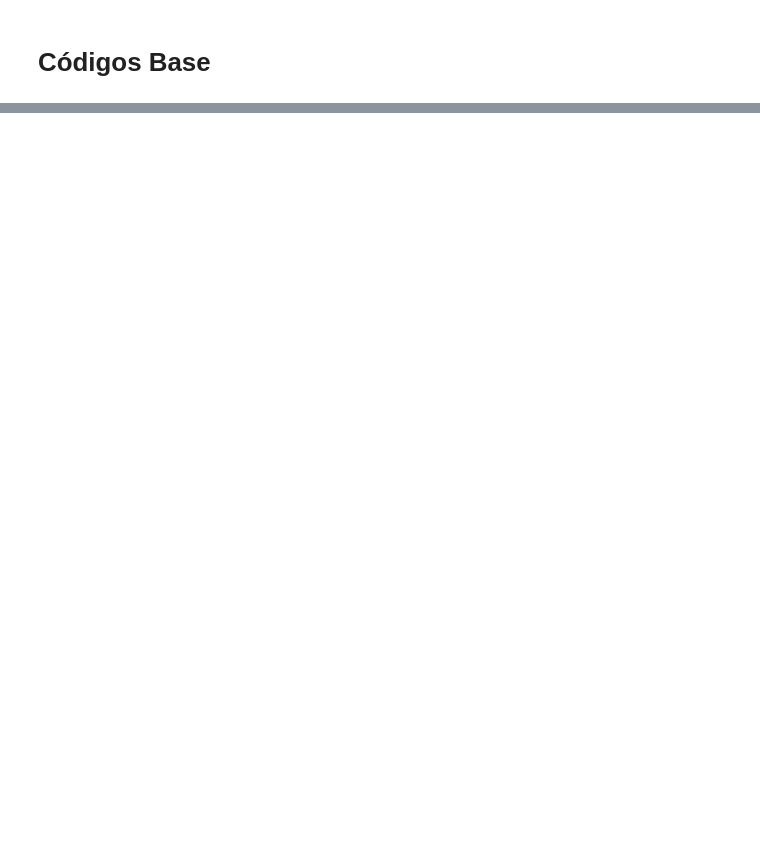
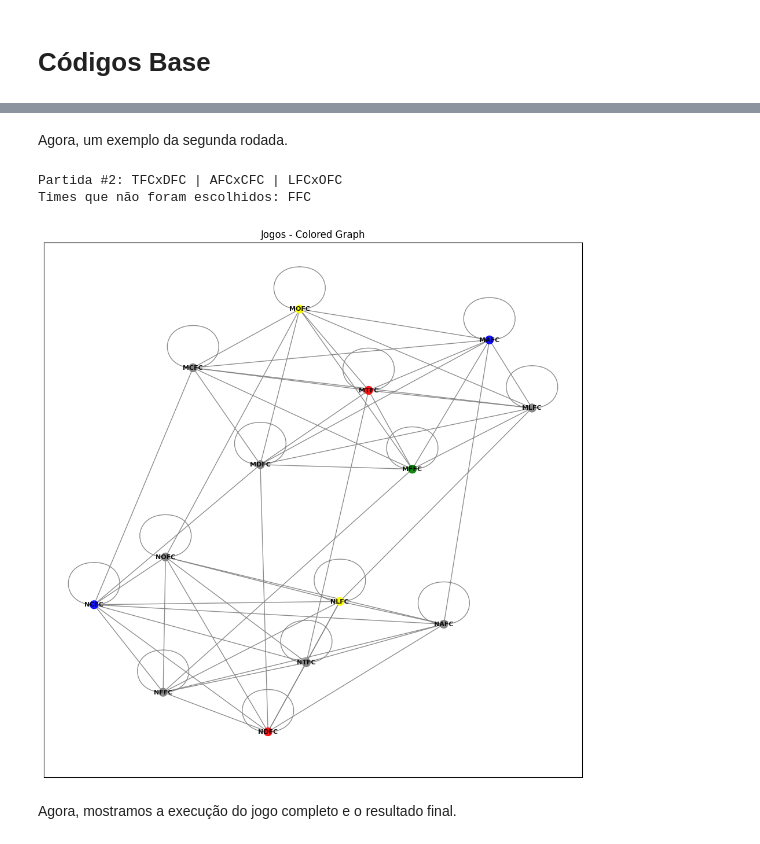
Before and after one commit to mateusap1/jogos-grafos, a Jupyter notebook: jogos.ipynb, the cells around one changed output, grey strips where cells are left out. Saved outputs shown, nothing was run; the diff lists cells and outputs as text; code cells hidden in the pictures; blank space fills up the shorter version.

```diff
--- a/jogos.ipynb
+++ b/jogos.ipynb
@@ -93,7 +88,7 @@ class Graph:
     def neighbours(self, v: Team) -> List[Team]:
         # Função auxiliadora para encontrar vizinhos de um vértice.
         # Subtraímos 1 pois a nossa lista começa em 0.
-        return self._neighbours[v.id - 1]
+        return self._neighbours[v.id]
 
     def insert_edge(self, v1: Team, v2: Team):
         self._graph.add_edge(v1.name, v2.name)
@@ -148,14 +143,10 @@ class Graph:
             "gold",
             "violet",
         ]
-        node_colors = ["gray" for _ in self._graph.nodes]
+        node_colors = ["gray" for _ in self.nodes]
         for i, nodes in enumerate(color_map):
             for node in nodes:
-                node_colors[node.id-1] = colors[i]
-
-        # Assign colors based on the computed color mapping
-        # node_colors = [color_palette[color_map[node.name] % len(color_palette)] for node in self.nodes]
-        # node_colors = [color_map[node] for node in self._graph.nodes]
+                node_colors[node.id] = colors[i]
 
         self._create_view(node_colors)
         plt.title("Jogos - Colored Graph")
@@ -426,0 +443,12 @@ Excluded in Match #7: TFC
+# %% [markdown]
+Agora, um exemplo da segunda rodada.
+# %%
+graph, colors = game.play_match()
+game.print_colors(len(game.matches_played), colors)
+graph.view_colored(colors)
+# %% [output]
+Partida #2: TFCxDFC | AFCxCFC | LFCxOFC
+Times que não foram escolhidos: FFC
+[figure, added]
+# %% [markdown]
+Agora, mostramos a execução do jogo completo e o resultado final.
```
Also changed, not shown: parts of 14 cells of this notebook, 1 other file.
